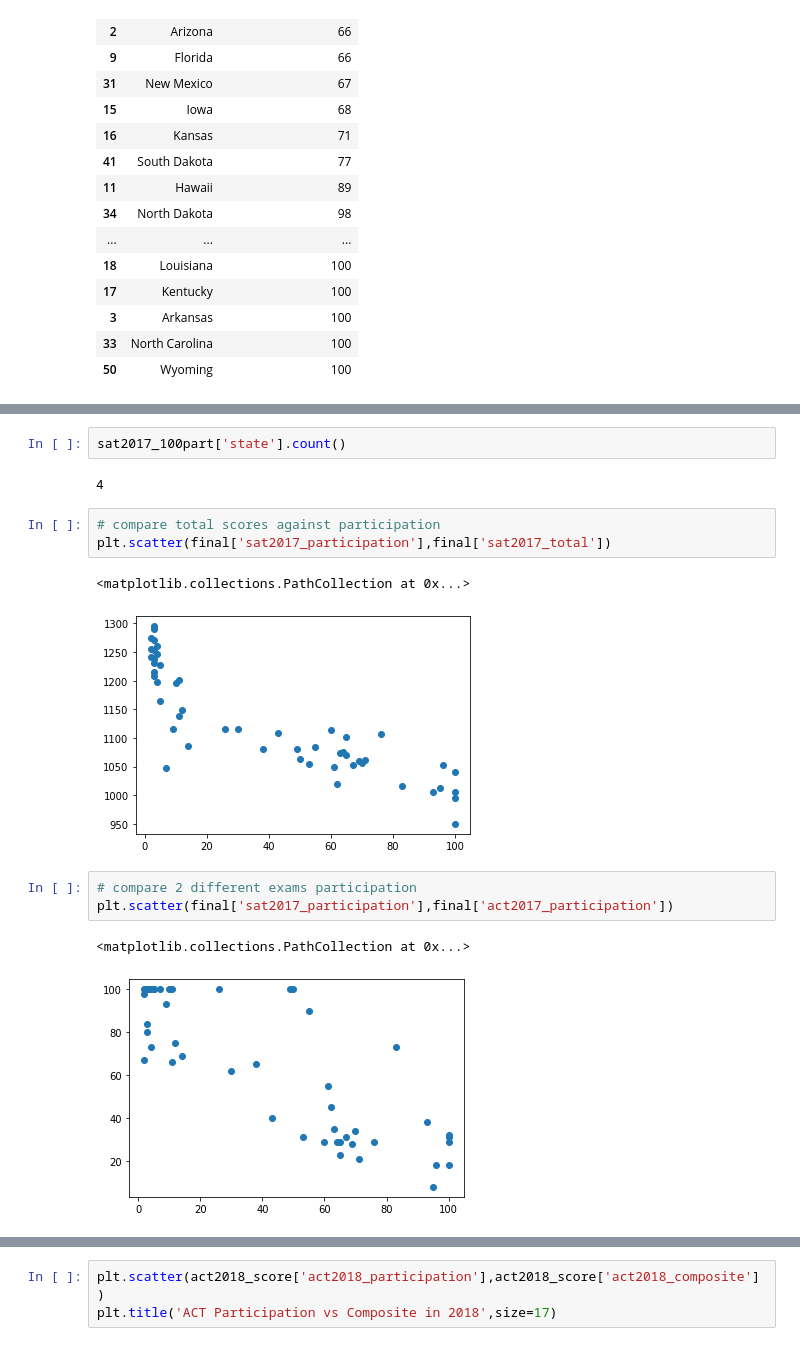
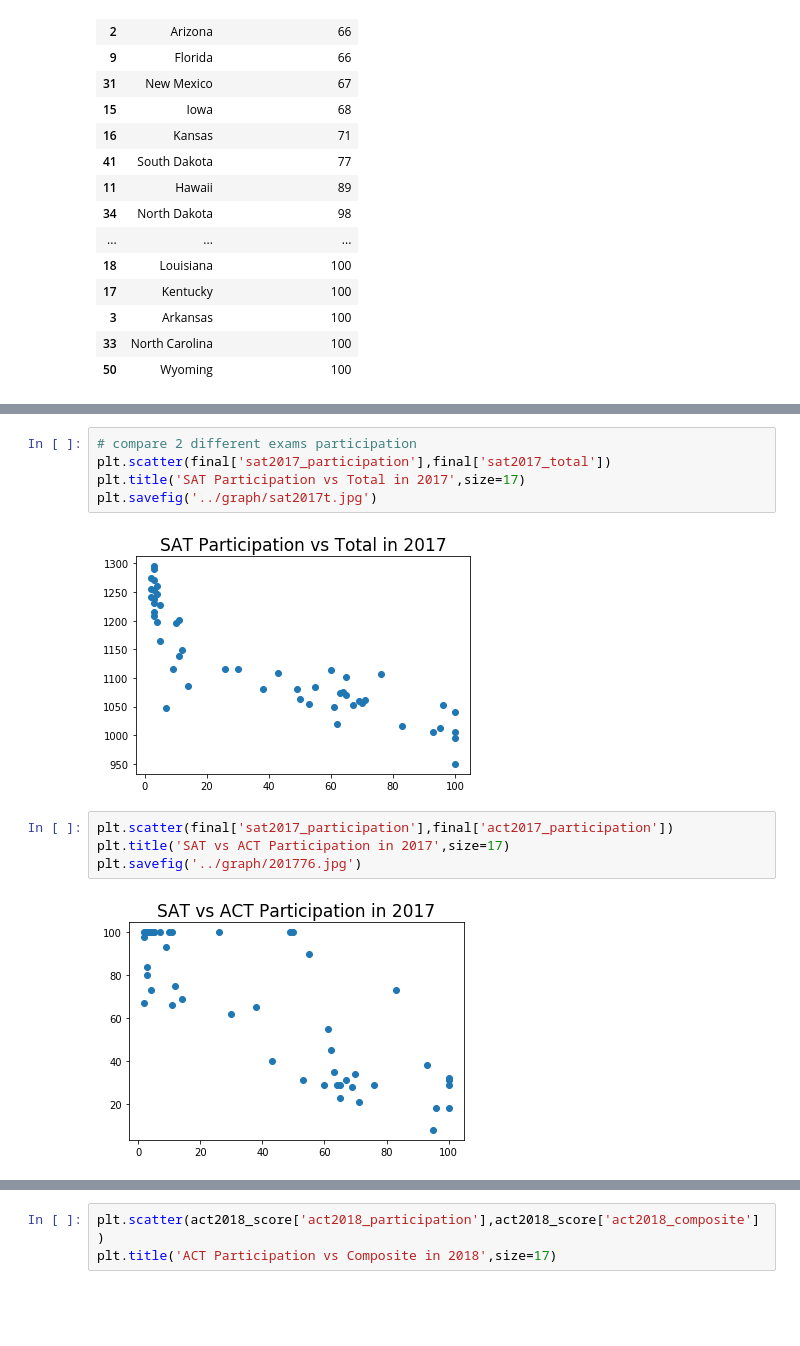
Before and after one commit to gabriellechases/Project-Submission, a Jupyter notebook: code/ASE Code Project - Gabrielle .ipynb, the cells around one changed output, grey strips where cells are left out. Saved outputs shown, nothing was run; the diff lists cells and outputs as text; blank space fills up the shorter version.

```diff
--- a/ASE Code Project - Gabrielle .ipynb
+++ b/code/ASE Code Project - Gabrielle .ipynb
@@ -1503,16 +1499,13 @@ plt.bar(['combined_2017','combined_2018'],[sat2017_100part['state'].count(),sat2
-# %%
-sat2017_100part['state'].count()
-# %% [output]
-4
 # %%
-# compare total scores against participation
+# compare 2 different exams participation
 plt.scatter(final['sat2017_participation'],final['sat2017_total'])
+plt.title('SAT Participation vs Total in 2017',size=17)
+plt.savefig('../graph/sat2017t.jpg')
 # %% [output]
-<matplotlib.collections.PathCollection at 0x...>
-[figure, old version]
+[figure, new version]
-# %%
-# compare 2 different exams participation
-plt.scatter(final['sat2017_participation'],final['act2017_participation'])
-# %% [output]
-<matplotlib.collections.PathCollection at 0x...>
-[figure, removed]
+# %%
+plt.scatter(final['sat2017_participation'],final['act2017_participation'])
+plt.title('SAT vs ACT Participation in 2017',size=17)
+plt.savefig('../graph/201776.jpg')
+# %% [output]
+[figure, added]
```
Also changed, not shown: parts of 37 cells of this notebook, 33 other files.
